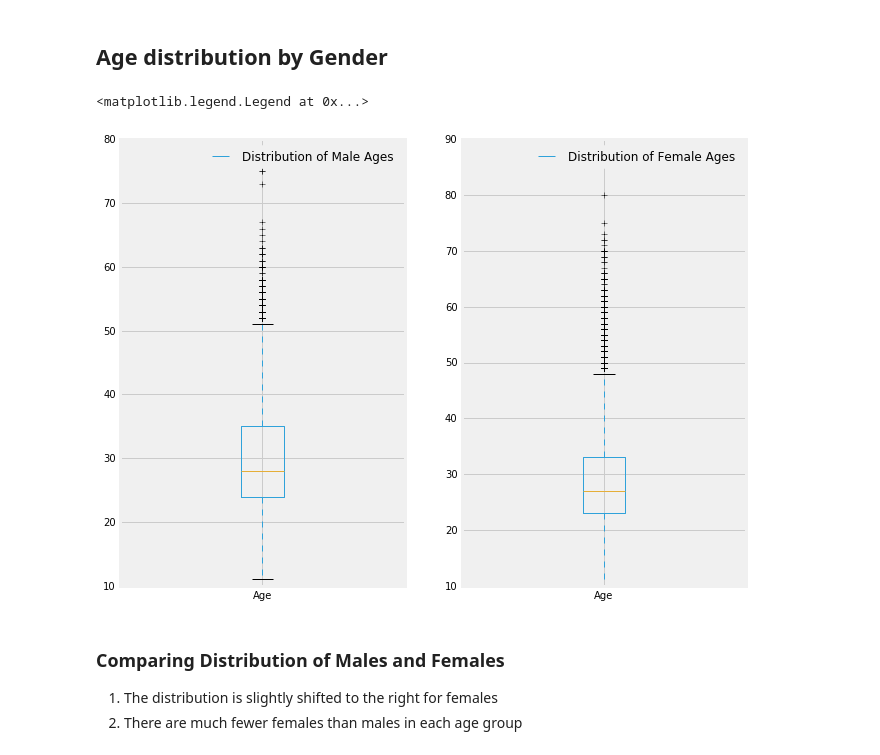
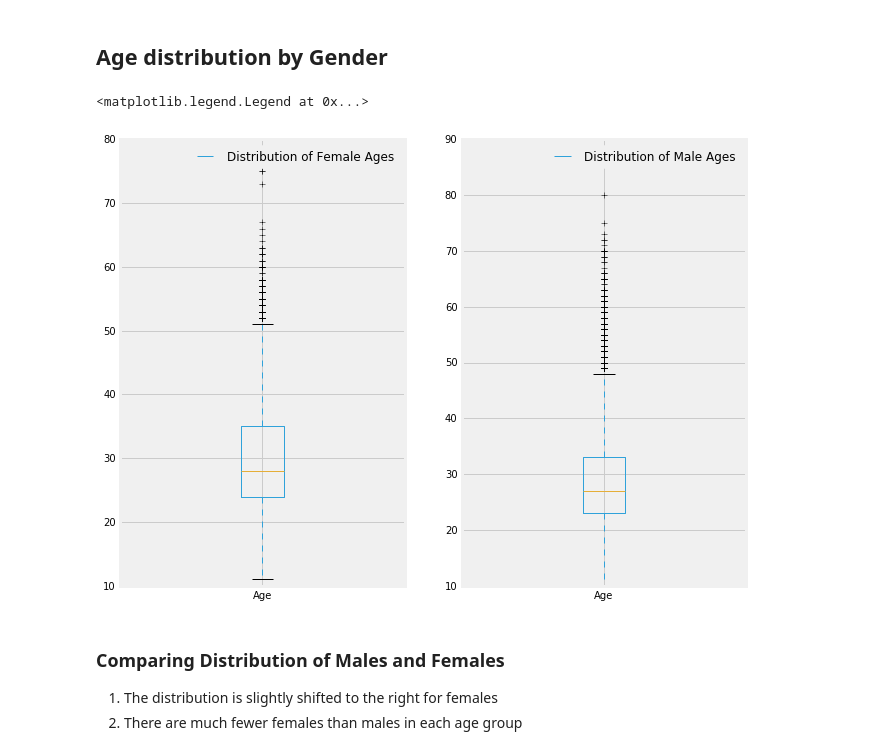
Before and after one commit to Deborah-Digges/inferential-stats, a Jupyter notebook: 2016-new-coder-survey/2016-FCC-New-Coders-Survey.ipynb, the cells around one changed output. Cells and saved outputs as stored; diff of their text form; code cells hidden in the pictures.

Commit message:
Fix label ordering for box plot

```diff
--- a/2016-new-coder-survey/2016-FCC-New-Coders-Survey.ipynb
+++ b/2016-new-coder-survey/2016-FCC-New-Coders-Survey.ipynb
@@ -81,12 +81,12 @@ len(df[(df.Age > 50) & (df.HasServedInMilitary == True)])/n
 # %%
 fig, ax = plt.subplots(ncols=2)
 box = df.Age[df.Gender == 'male'].plot.box(ax=ax[1])
 box = df.Age[df.Gender == 'female'].plot.box(ax=ax[0])
-ax[0].legend(["Distribution of Male Ages"])
-ax[1].legend(["Distribution of Female Ages"])
+ax[1].legend(["Distribution of Male Ages"])
+ax[0].legend(["Distribution of Female Ages"])
 # %% [output]
 <matplotlib.legend.Legend at 0x...>
-[figure, old version]
+[figure, new version]
 # %% [markdown]
 ### Comparing Distribution of Males and Females
 
```
